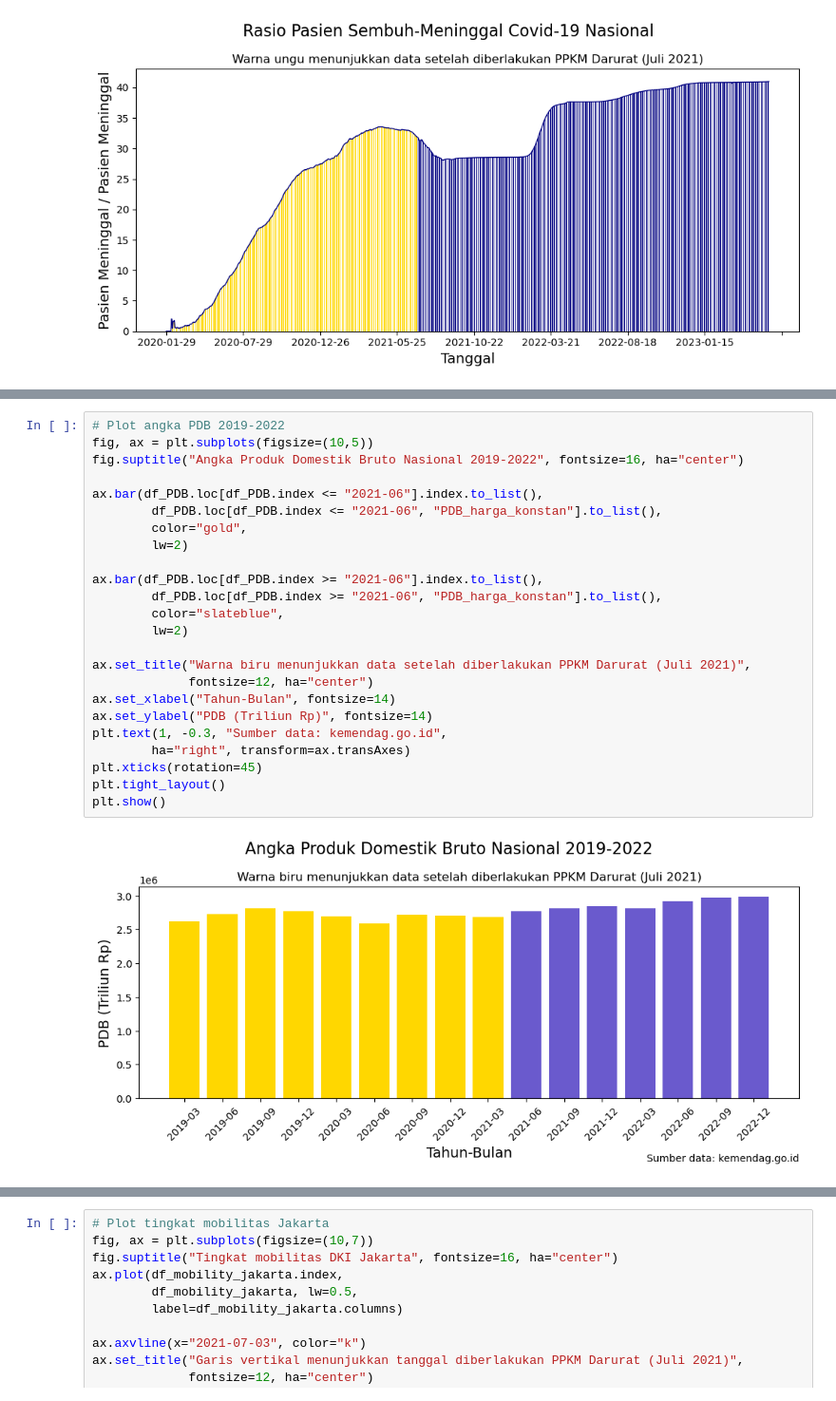
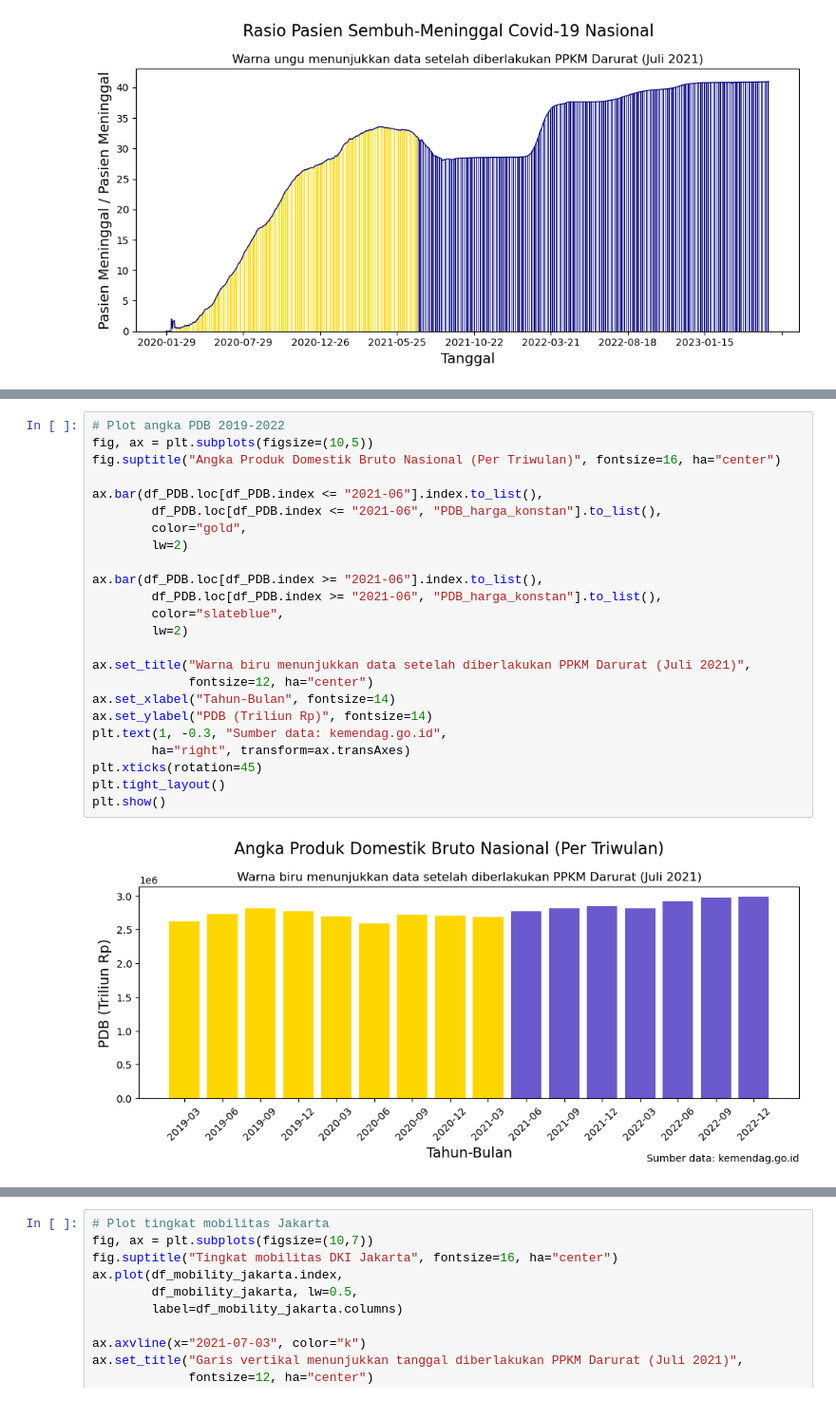
Before and after one commit to reza-nugraha32/covid-19-analysis, a Jupyter notebook: covid-19-jakarta-and-national-analysis.ipynb, the cells around one changed output, grey strips where cells are left out. Shown at 95% size. Drawn from its saved outputs; the diff is of its cells as text.

```diff
--- a/covid-19-jakarta-analysis.ipynb
+++ b/covid-19-jakarta-and-national-analysis.ipynb
@@ -795,29 +803,29 @@ plt.show()
 # %%
 # Plot angka PDB 2019-2022
 fig, ax = plt.subplots(figsize=(10,5))
-fig.suptitle("Angka Produk Domestik Bruto Nasional 2019-2022", fontsize=16, ha="center")
+fig.suptitle("Angka Produk Domestik Bruto Nasional (Per Triwulan)", fontsize=16, ha="center")
 
 ax.bar(df_PDB.loc[df_PDB.index <= "2021-06"].index.to_list(),
         df_PDB.loc[df_PDB.index <= "2021-06", "PDB_harga_konstan"].to_list(),
         color="gold",
         lw=2)
 
 ax.bar(df_PDB.loc[df_PDB.index >= "2021-06"].index.to_list(),
         df_PDB.loc[df_PDB.index >= "2021-06", "PDB_harga_konstan"].to_list(),
         color="slateblue",
         lw=2)
 
 ax.set_title("Warna biru menunjukkan data setelah diberlakukan PPKM Darurat (Juli 2021)",
              fontsize=12, ha="center")
 ax.set_xlabel("Tahun-Bulan", fontsize=14)
 ax.set_ylabel("PDB (Triliun Rp)", fontsize=14)
 plt.text(1, -0.3, "Sumber data: kemendag.go.id",
         ha="right", transform=ax.transAxes)
 plt.xticks(rotation=45)
 plt.tight_layout()
 plt.show()
 # %% [output]
-[figure, old version]
+[figure, new version]
 # %%
 # Plot perkembangan PDB 2019-2022
 # Plot angka PDB 2019-2022
```
Also changed, not shown: parts of 25 cells of this notebook, 5 other files.
